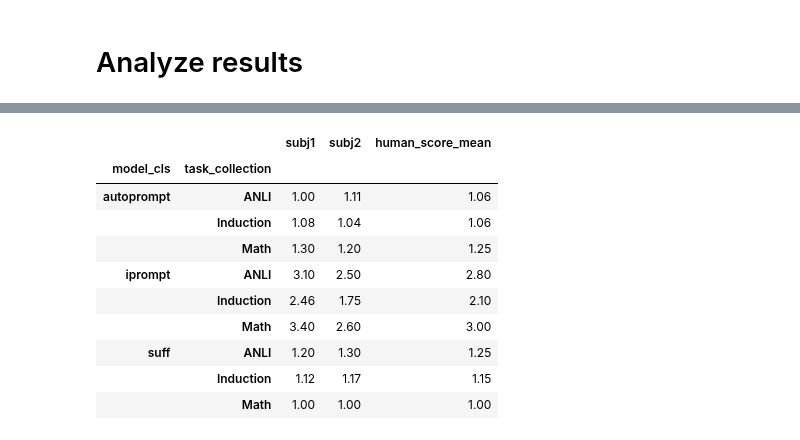
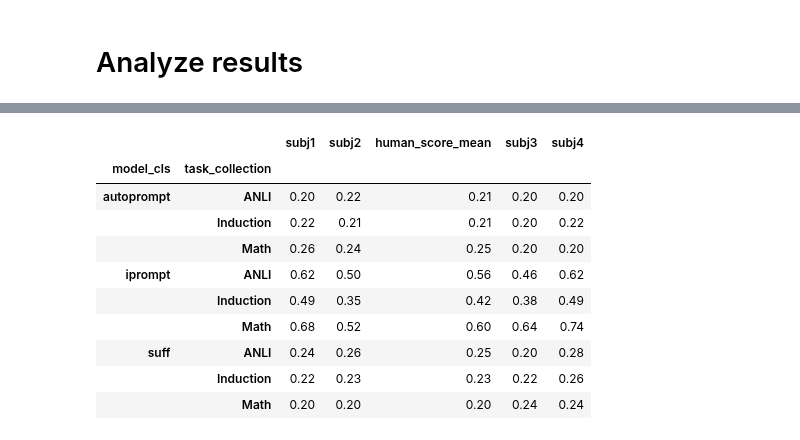
Before and after one commit to csinva/iprompt, a Jupyter notebook: notebooks/10_prompts_human_eval.ipynb, the cells around one changed output, grey strips where cells are left out. Drawn from its saved outputs; the diff is of its cells as text; code cells hidden in the pictures.

Commit message:
finalize human-eval results

```diff
--- a/notebooks/10_prompts_human_eval.ipynb
+++ b/notebooks/10_prompts_human_eval.ipynb
@@ -62,16 +57,13 @@ df.to_csv(oj(out_dir, 'human_eval_with_labels.csv'))
 # %%
-df['Score (1-5)'] = ''
-df[['Groundtruth', 'Generation', 'Score (1-5)']].to_csv(oj(out_dir, 'human_eval_no_labels.csv'), index=False)
-TASK = "You are given a groundtruth description along with a generated one. On a scale of 1 (worst) to 5 (best), how interpretable and accurate is the generated description?"
-# with open(oj(out_dir, 'human_eval_no_labels.csv'), 'r+') as f:
-#     content = f.read()
-#     f.seek(0, 0)
-#     f.write(TASK + '\n' + content)
+# df.to_csv(oj(out_dir, 'human_eval_with_labels.csv'))
+# df['Score (1-5)'] = ''
+# df[['Groundtruth', 'Generation', 'Score (1-5)']].to_csv(oj(out_dir, 'human_eval_no_labels.csv'), index=False)
+# TASK = "You are given a groundtruth description along with a generated one. On a scale of 1 (worst) to 5 (best), how interpretable and accurate is the generated description?"
 # %% [markdown]
 # Analyze results
 # %%
 hums = []
-for i in [1, 2]:
+for i in [1, 2, 3, 4]:
     df[f'subj{i}'] = pd.read_csv(oj(out_dir, f'human_eval_subj{i}.csv'))['Score (1-5)']
 df['human_score_mean'] = df[['subj1', 'subj2']].mean(axis=1)
 # %%
@@ -86,14 +78,14 @@ df.head()
 # %%
-display(df.groupby(['model_cls', 'task_collection']).mean().round(2))
+display((df.groupby(['model_cls', 'task_collection']).mean()/5).round(2))
 # %% [output]
-|  |  | subj1 | subj2 | human_score_mean |
-| model_cls | task_collection |  |  |  |
-| autoprompt | ANLI | 1.00 | 1.11 | 1.06 |
-|  | Induction | 1.08 | 1.04 | 1.06 |
-|  | Math | 1.30 | 1.20 | 1.25 |
-| iprompt | ANLI | 3.10 | 2.50 | 2.80 |
-|  | Induction | 2.46 | 1.75 | 2.10 |
-|  | Math | 3.40 | 2.60 | 3.00 |
-| suff | ANLI | 1.20 | 1.30 | 1.25 |
-|  | Induction | 1.12 | 1.17 | 1.15 |
-|  | Math | 1.00 | 1.00 | 1.00 |
+|  |  | subj1 | subj2 | human_score_mean | subj3 | subj4 |
+| model_cls | task_collection |  |  |  |  |  |
+| autoprompt | ANLI | 0.20 | 0.22 | 0.21 | 0.20 | 0.20 |
+|  | Induction | 0.22 | 0.21 | 0.21 | 0.20 | 0.22 |
+|  | Math | 0.26 | 0.24 | 0.25 | 0.20 | 0.20 |
+| iprompt | ANLI | 0.62 | 0.50 | 0.56 | 0.46 | 0.62 |
+|  | Induction | 0.49 | 0.35 | 0.42 | 0.38 | 0.49 |
+|  | Math | 0.68 | 0.52 | 0.60 | 0.64 | 0.74 |
+| suff | ANLI | 0.24 | 0.26 | 0.25 | 0.20 | 0.28 |
+|  | Induction | 0.22 | 0.23 | 0.23 | 0.22 | 0.26 |
+|  | Math | 0.20 | 0.20 | 0.20 | 0.24 | 0.24 |
```
Also changed, not shown: parts of 3 cells of this notebook, 2 other files.
